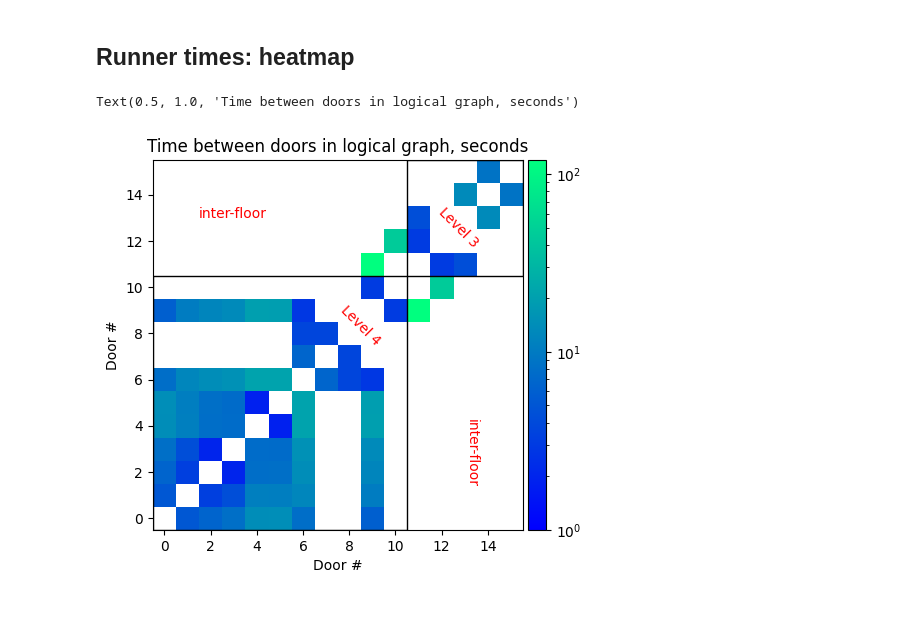
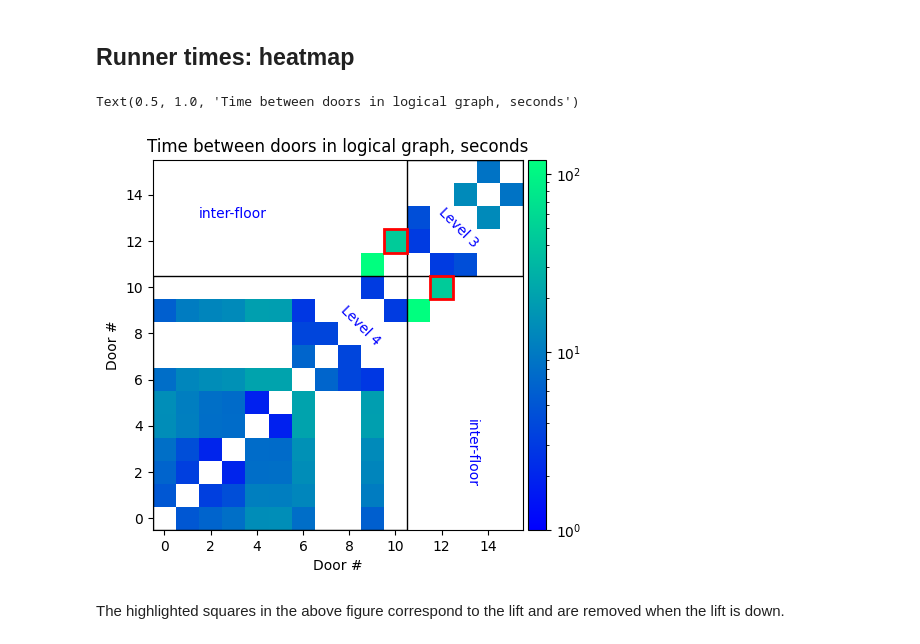
Before and after one commit to yinchi/histopath-bim-des, a Jupyter notebook: notebooks/runner_times_base.ipynb, the cells around one changed output. Cells and saved outputs as stored; diff of their text form; code cells hidden in the pictures; blank space fills up the shorter version.

```diff
--- a/notebooks/runner_times_base.ipynb
+++ b/notebooks/runner_times_base.ipynb
@@ -91,26 +91,33 @@ mat = ntx.adjacency_matrix(full_logical_graph).todense()
 # %%
 import matplotlib.pyplot as plt
 from matplotlib.colors import LogNorm
 from matplotlib.patches import Rectangle
 from mpl_toolkits.axes_grid1 import make_axes_locatable
 
 fig, ax = plt.subplots()
 divider = make_axes_locatable(ax)
 cax = divider.append_axes('right', size='5%', pad=0.05)
 
 im = ax.imshow(mat, interpolation="nearest", origin="lower",
            cmap='winter', norm=LogNorm(vmin=1, vmax=120))
 ax.add_patch(Rectangle((-0.5,-0.5), 11, 11, fill=False, edgecolor='k'))
 ax.add_patch(Rectangle((10.5,10.5), 5, 5, fill=False, edgecolor='k'))
-ax.text(1.5,13,'inter-floor', color='r')
-ax.text(7.5,7.5,'Level 4', color='r', rotation=-45)
-ax.text(13,1.5,'inter-floor', rotation=-90, color='r')
-ax.text(11.75,11.75,'Level 3', color='r', rotation=-45)
+
+ax.add_patch(Rectangle((9.5,11.5), 1, 1, fill=False, edgecolor='r', linewidth=2))
+ax.add_patch(Rectangle((11.5,9.5), 1, 1, fill=False, edgecolor='r', linewidth=2))
+
+ax.text(1.5,13,'inter-floor', color='b')
+ax.text(7.5,7.5,'Level 4', color='b', rotation=-45)
+ax.text(13,1.5,'inter-floor', rotation=-90, color='b')
+ax.text(11.75,11.75,'Level 3', color='b', rotation=-45)
 fig.colorbar(im, cax=cax, orientation='vertical')
 
 ax.set_xlabel('Door #')
 ax.set_ylabel('Door #')
 ax.set_title('Time between doors in logical graph, seconds')
 # %% [output]
 Text(0.5, 1.0, 'Time between doors in logical graph, seconds')
-[figure, old version]
+[figure, new version]
+# %% [markdown]
+The highlighted squares in the above figure correspond to the lift and are removed when the
+lift is down.
```
Also changed, not shown: parts of 2 cells of this notebook, 5 other files.
